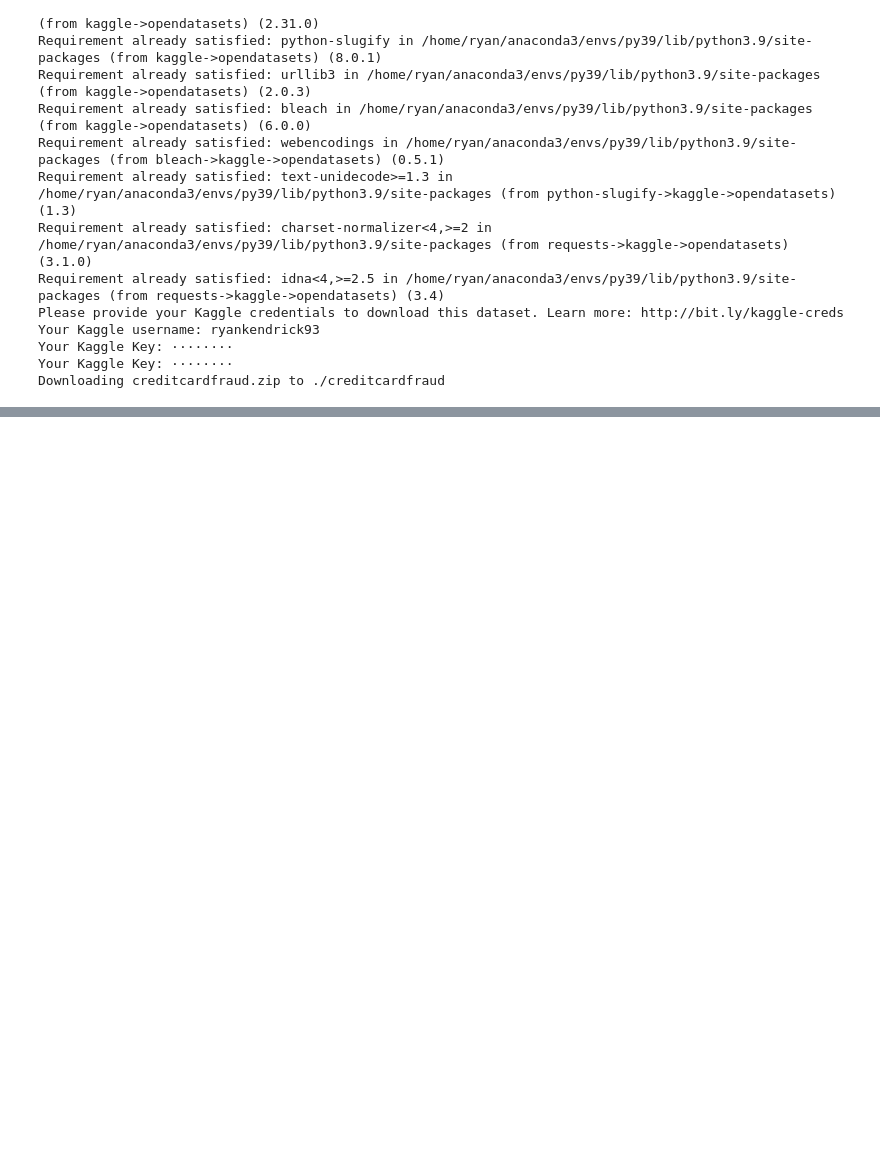
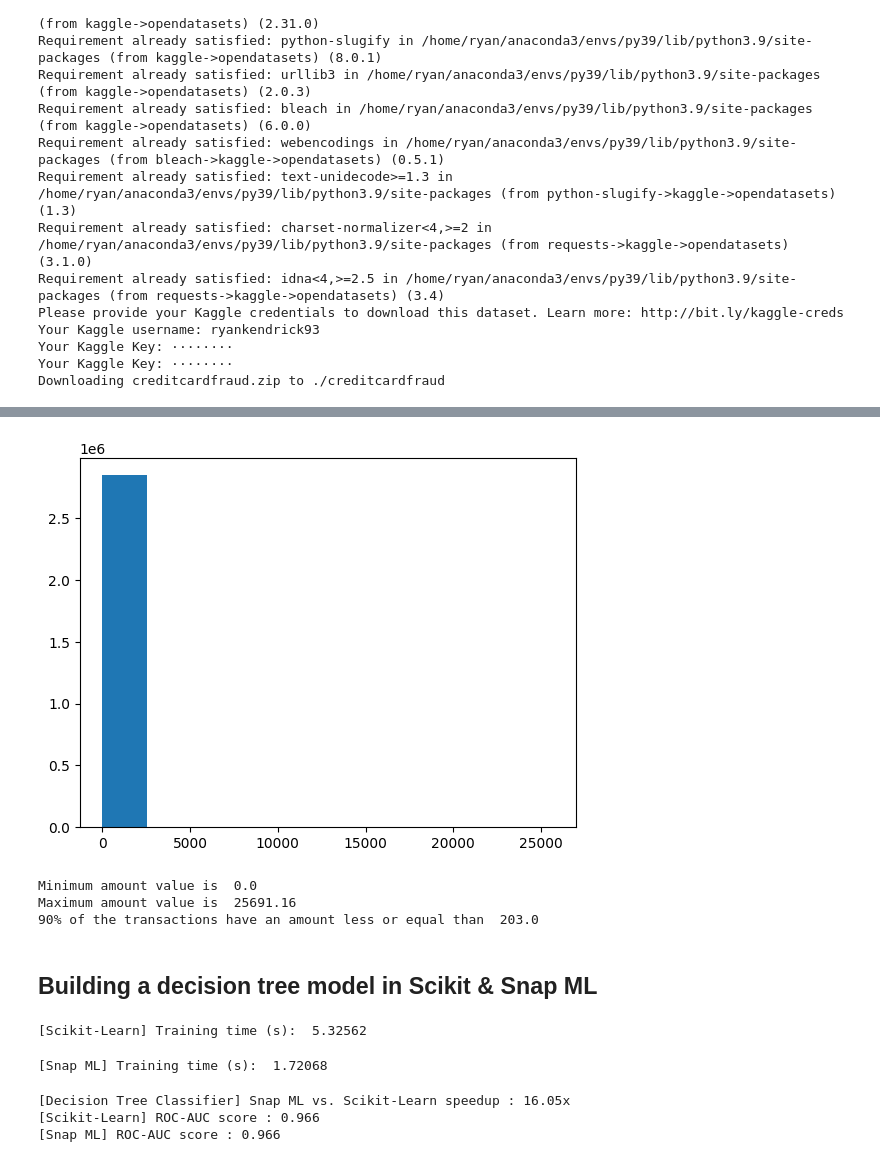
Before and after one commit to Ryan-Kendrick/cc-fraud-detection, a Jupyter notebook: Untitled.ipynb, the cells around one changed output, grey strips where cells are left out. Drawn from its saved outputs; the diff is of its cells as text; code cells hidden in the pictures; blank space fills up the shorter version.

Commit message:
add model comparisons

```diff
--- a/Untitled.ipynb
+++ b/Untitled.ipynb
@@ -28,0 +110,12 @@ Downloading creditcardfraud.zip to ./creditcardfraud
+# %%
+plt.hist(multiplied_raw_data.Amount.values)
+plt.show()
+
+print("Minimum amount value is ", np.min(multiplied_raw_data.Amount.values))
+print("Maximum amount value is ", np.max(multiplied_raw_data.Amount.values))
+print("90% of the transactions have an amount less or equal than ", np.percentile(raw_data.Amount.values, 90))
+# %% [output]
+[figure, added]
+Minimum amount value is  0.0
+Maximum amount value is  25691.16
+90% of the transactions have an amount less or equal than  203.0
@@ -28,0 +129,41 @@ Downloading creditcardfraud.zip to ./creditcardfraud
+# %% [markdown]
+## Building a decision tree model in Scikit & Snap ML
+# %%
+X_train, X_test, y_train, y_test = train_test_split(X, y, test_size=0.3, random_state=42, stratify=y)
+
+w_train = compute_sample_weight('balanced', y_train)
+
+sklearn_dt = DecisionTreeClassifier(max_depth=4, random_state=35)
+
+t0 = time.time()
+sklearn_dt.fit(X_train, y_train, sample_weight=w_train)
+sklearn_time = time.time()-t0
+print("[Scikit-Learn] Training time (s):  {0:.5f}".format(sklearn_time))
+# %% [output]
+[Scikit-Learn] Training time (s):  5.32562
+# %%
+snapml_dt = DecisionTreeClassifier(max_depth=4, random_state=45, n_jobs=4)
+
+t0 = time.time()
+snapml_dt.fit(X_train, y_train, sample_weight=w_train)
+snapml_time = time.time()-t0
+print("[Snap ML] Training time (s):  {0:.5f}".format(snapml_time))
+# %% [output]
+[Snap ML] Training time (s):  1.72068
+# %%
+training_speedup = sklearn_time/snapml_time
+print('[Decision Tree Classifier] Snap ML vs. Scikit-Learn speedup : {0:.2f}x '.format(training_speedup))
+
+sklearn_pred = sklearn_dt.predict_proba(X_test)[:,1]
+
+sklearn_roc_auc = roc_auc_score(y_test, sklearn_pred)
+print('[Scikit-Learn] ROC-AUC score : {0:.3f}'.format(sklearn_roc_auc))
+
+snapml_pred = snapml_dt.predict_proba(X_test)[:,1]
+
+snapml_roc_auc = roc_auc_score(y_test, snapml_pred)
+print('[Snap ML] ROC-AUC score : {0:.3f}'.format(snapml_roc_auc))
+# %% [output]
+[Decision Tree Classifier] Snap ML vs. Scikit-Learn speedup : 16.05x
+[Scikit-Learn] ROC-AUC score : 0.966
+[Snap ML] ROC-AUC score : 0.966
```
Also changed, not shown: parts of 12 cells of this notebook.
